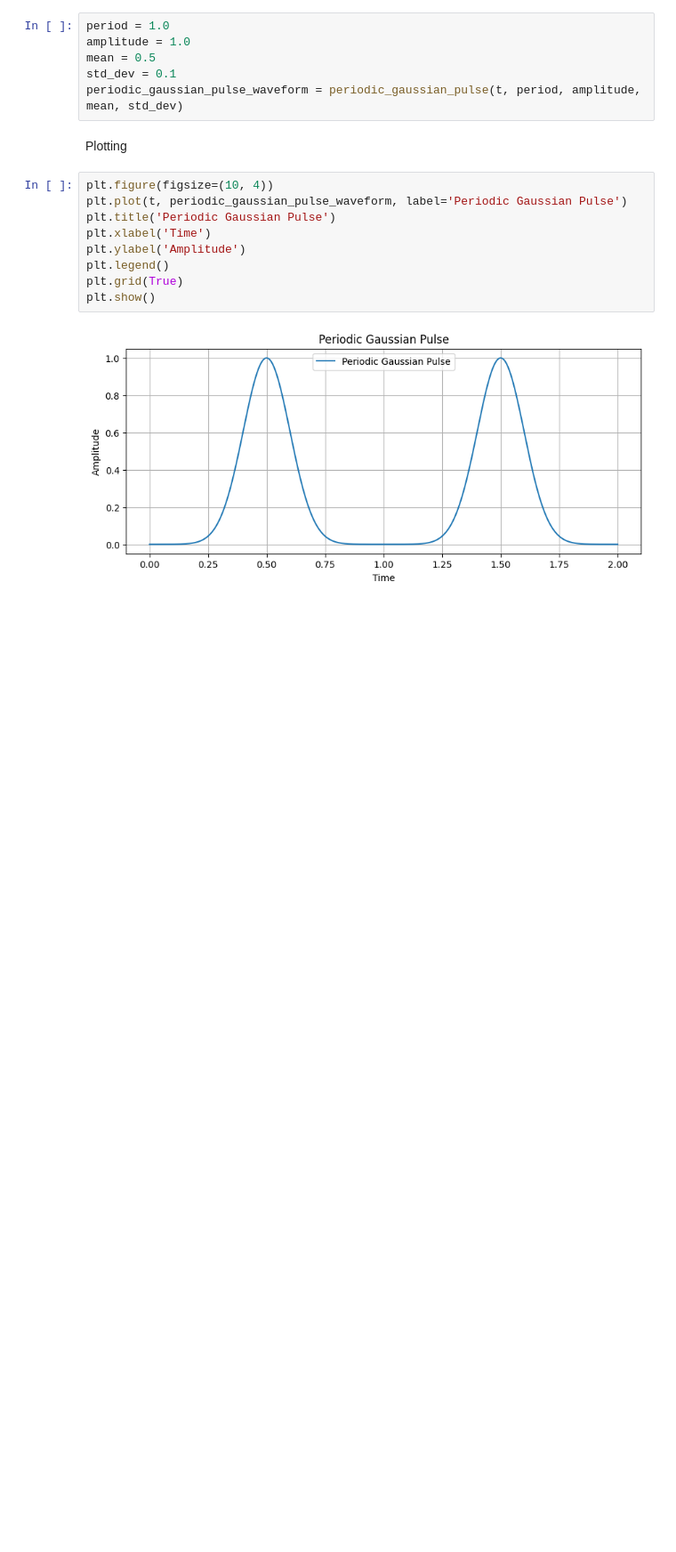
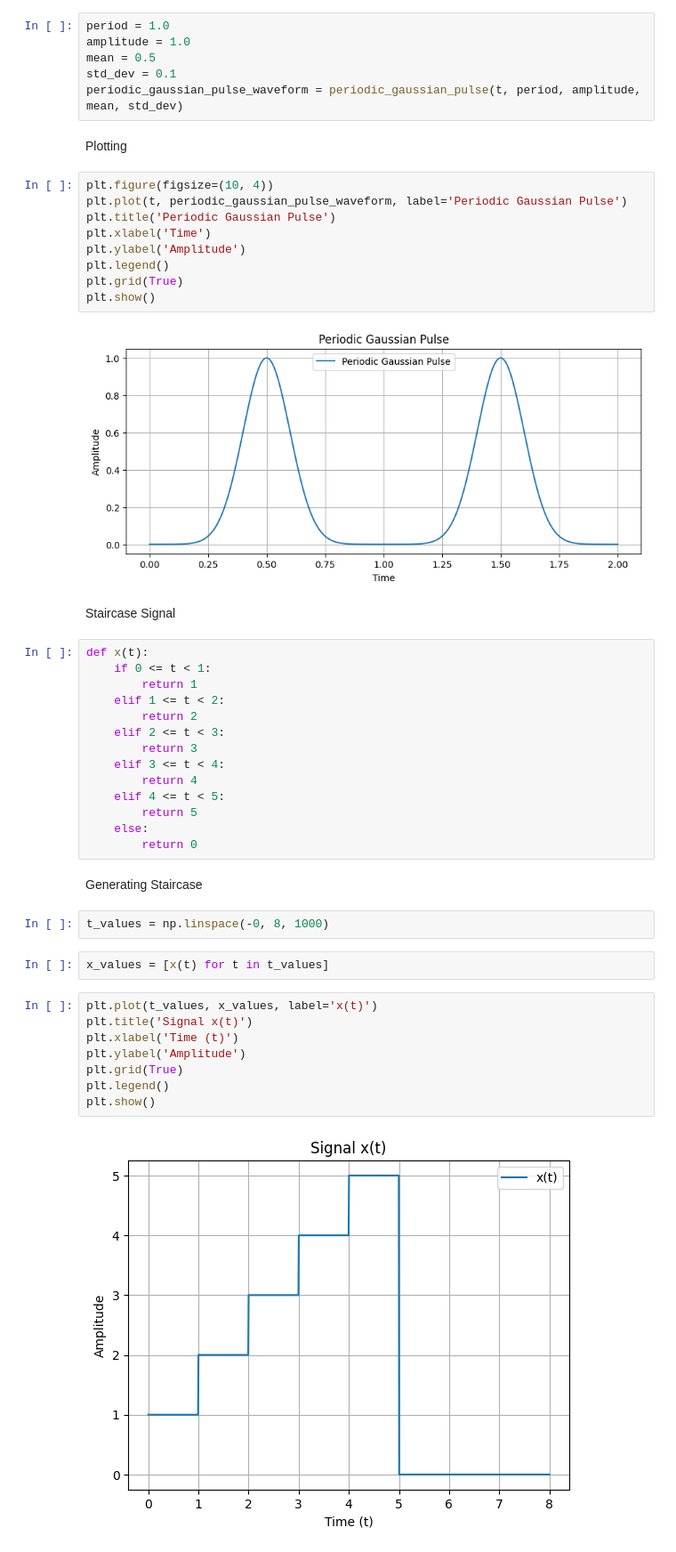
Before and after one commit to LifeHashed/Signals, a Jupyter notebook: Signals1.ipynb, the cells around one changed output. Shown at 89% size. Drawn from its saved outputs; the diff is of its cells as text; blank space fills up the shorter version.

```diff
--- a/Signals1.ipynb
+++ b/Signals1.ipynb
@@ -201,3 +189,35 @@ plt.grid(True)
 plt.show()
 # %% [output]
 [figure]
+# %% [markdown]
+Staircase Signal
+# %%
+def x(t):
+    if 0 <= t < 1:
+        return 1
+    elif 1 <= t < 2:
+        return 2
+    elif 2 <= t < 3:
+        return 3
+    elif 3 <= t < 4:
+        return 4
+    elif 4 <= t < 5:
+        return 5
+    else:
+        return 0
+# %% [markdown]
+Generating Staircase
+# %%
+t_values = np.linspace(-0, 8, 1000)
+# %%
+x_values = [x(t) for t in t_values]
+# %%
+plt.plot(t_values, x_values, label='x(t)')
+plt.title('Signal x(t)')
+plt.xlabel('Time (t)')
+plt.ylabel('Amplitude')
+plt.grid(True)
+plt.legend()
+plt.show()
+# %% [output]
+[figure, added]
```
Also changed, not shown: parts of 1 cell of this notebook.
